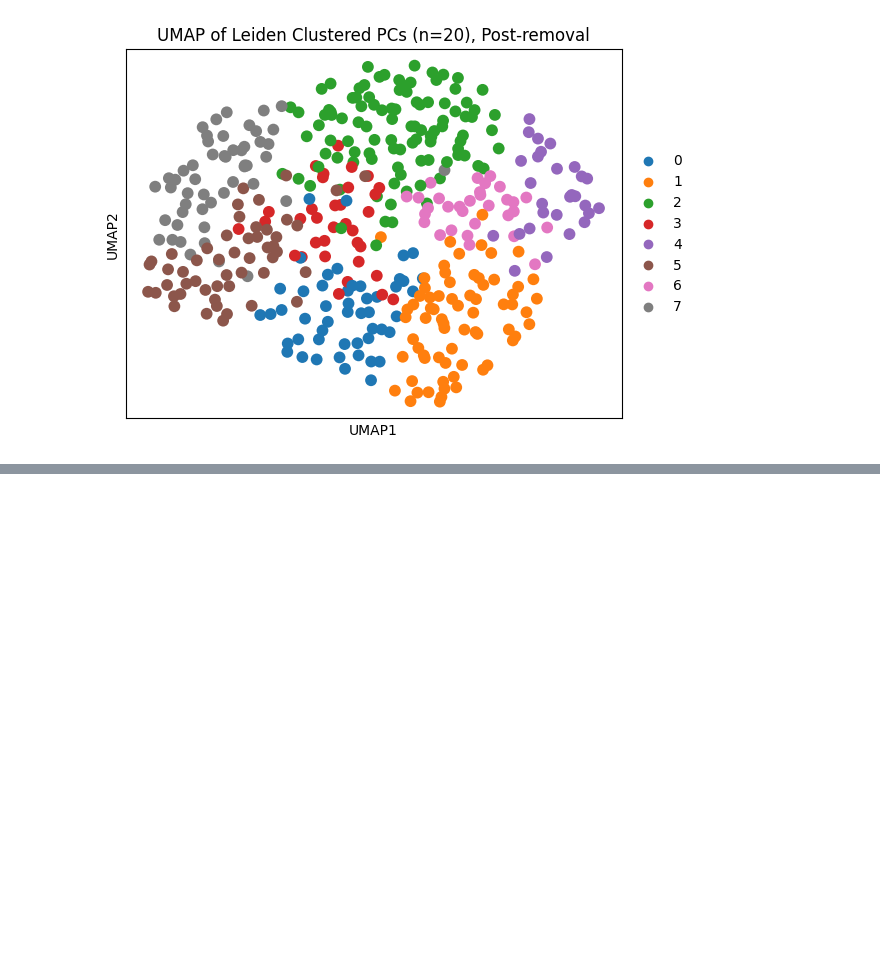
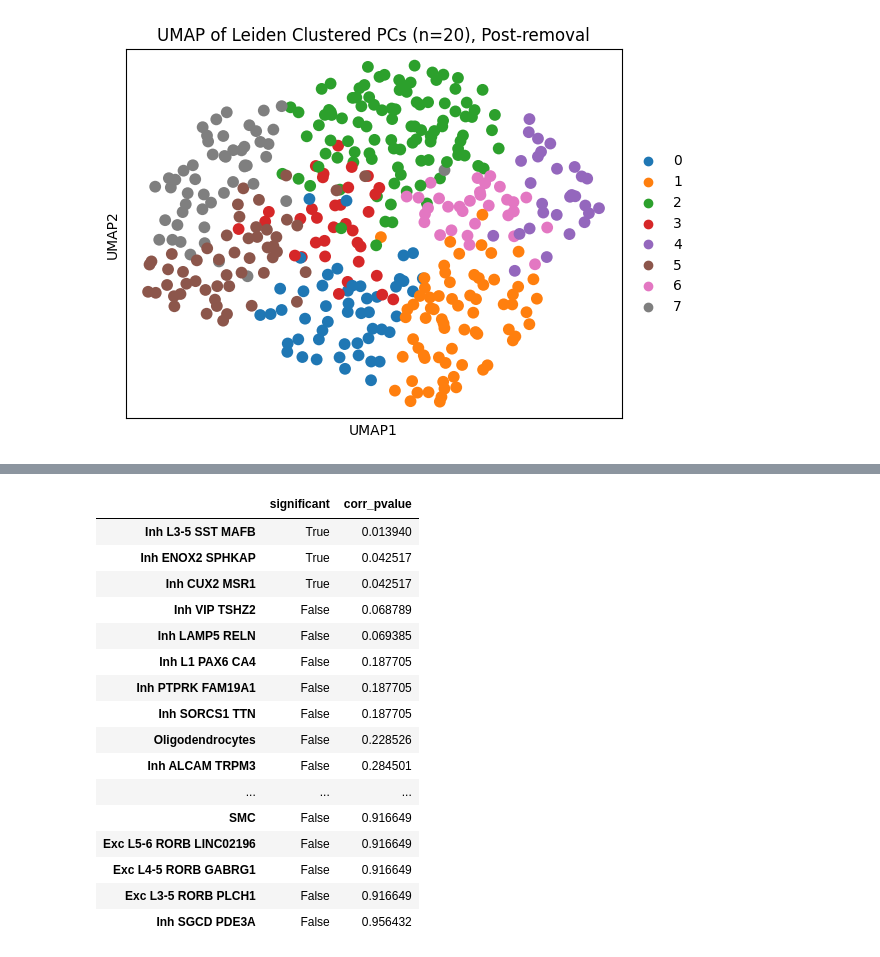
Before and after one commit to LuminousCodeGH/bsc-thesis-scripts, a Jupyter notebook: main.ipynb, the cells around one changed output, grey strips where cells are left out. Saved outputs shown, nothing was run; the diff lists cells and outputs as text; code cells hidden in the pictures; blank space fills up the shorter version.

```diff
--- a/main.ipynb
+++ b/main.ipynb
@@ -32,0 +54,26 @@ for layer in normalizer.layer_names:
+# %%
+# Differential abundance
+from scipy.stats import ranksums
+from statsmodels.stats.multitest import fdrcorrection
+
+diff = Differentiator(['l1'], ranksums, fdrcorrection, 'cogdx_cat', ('AD', 'H'))
+diff.differentiate(ct_counts_metadata)
+ct_counts_metadata.var.sort_values('corr_pvalue')
+# %% [output]
+|  | significant | corr_pvalue |
+| Inh L3-5 SST MAFB | True | 0.013940 |
+| Inh ENOX2 SPHKAP | True | 0.042517 |
+| Inh CUX2 MSR1 | True | 0.042517 |
+| Inh VIP TSHZ2 | False | 0.068789 |
+| Inh LAMP5 RELN | False | 0.069385 |
+| Inh L1 PAX6 CA4 | False | 0.187705 |
+| Inh PTPRK FAM19A1 | False | 0.187705 |
+| Inh SORCS1 TTN | False | 0.187705 |
+| Oligodendrocytes | False | 0.228526 |
+| Inh ALCAM TRPM3 | False | 0.284501 |
+| ... | ... | ... |
+| SMC | False | 0.916649 |
+| Exc L5-6 RORB LINC02196 | False | 0.916649 |
+| Exc L4-5 RORB GABRG1 | False | 0.916649 |
+| Exc L3-5 RORB PLCH1 | False | 0.916649 |
+| Inh SGCD PDE3A | False | 0.956432 |
```
Also changed, not shown: parts of 5 cells of this notebook.
